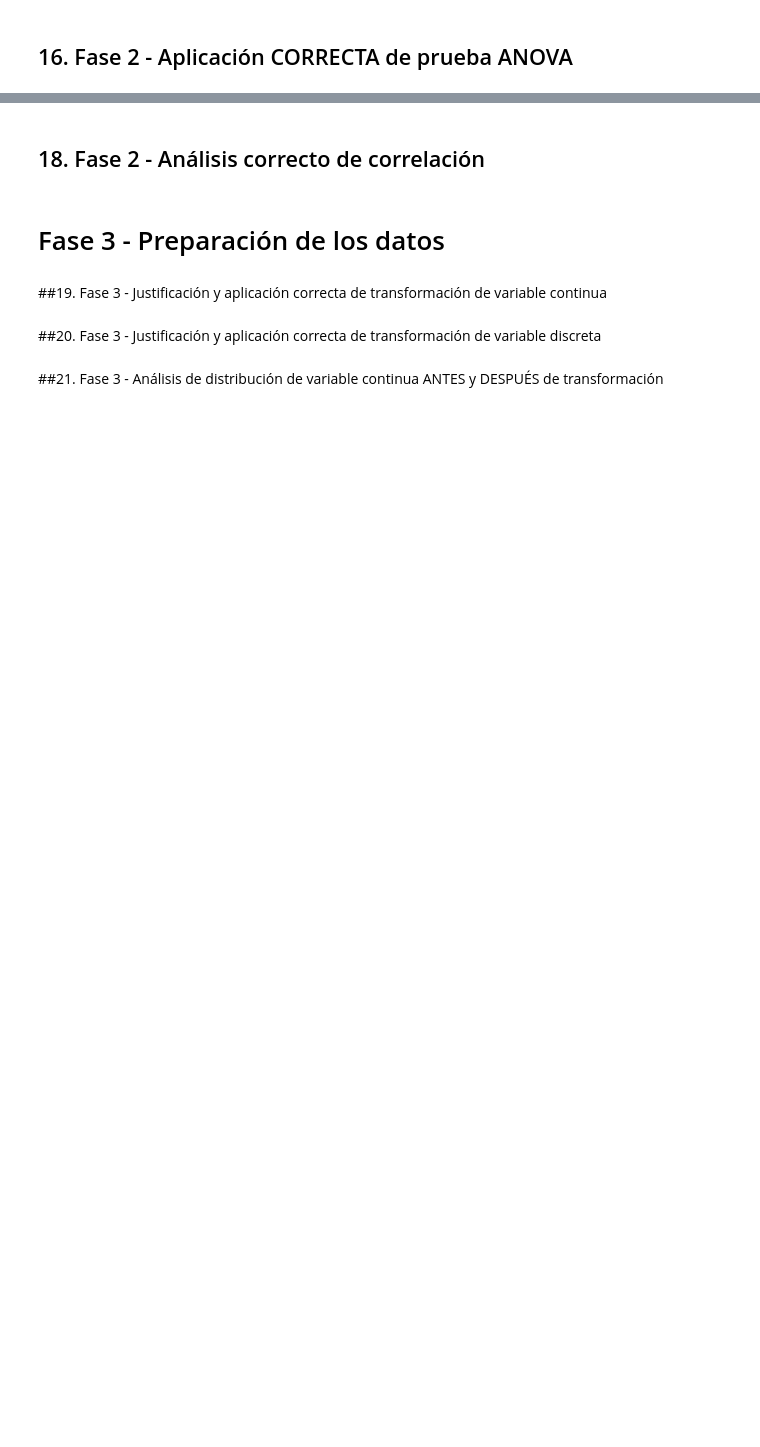
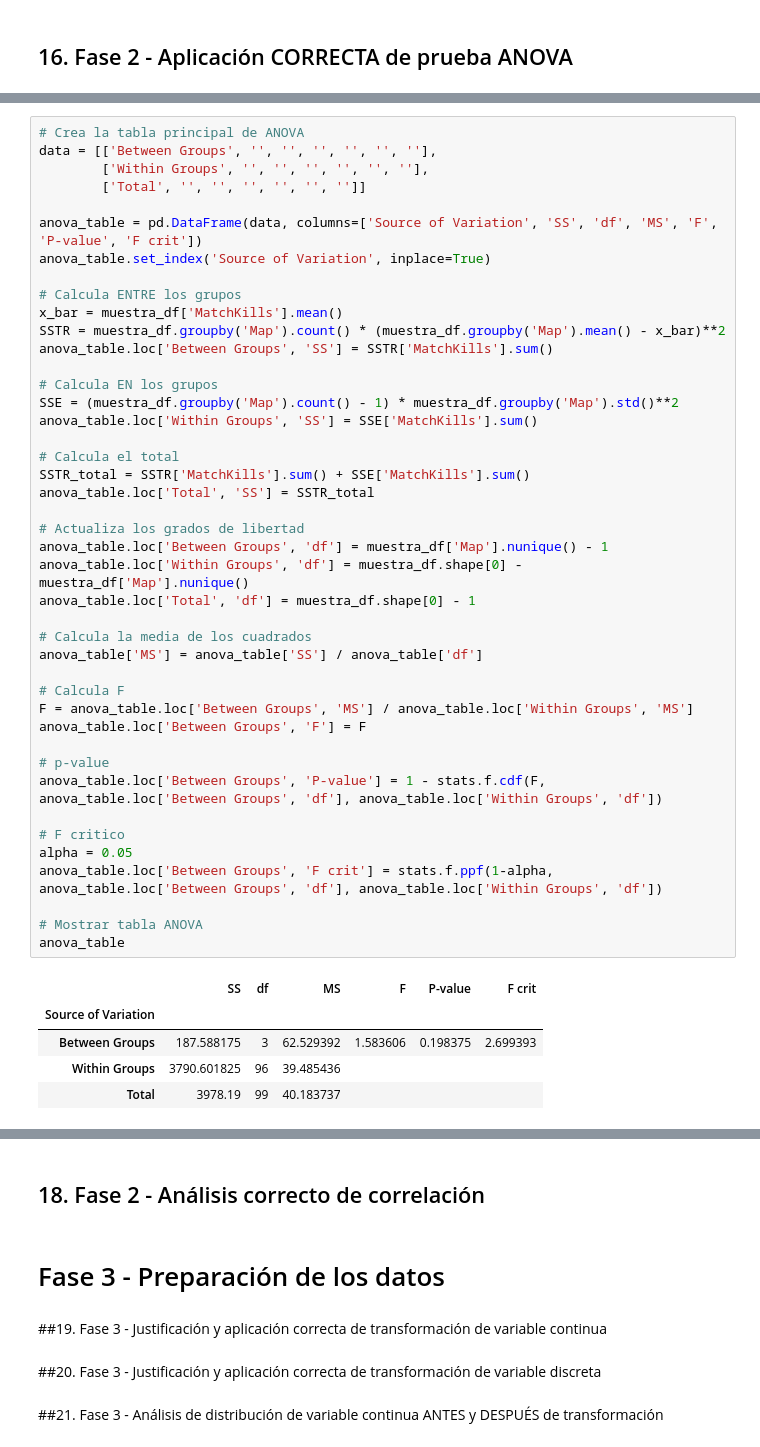
Before and after one commit to Qvverty72/FMY0100_2025_Entrega_1, a Jupyter notebook: FMY0100_2025_Entrega_1 (1).ipynb, the cells around one changed output, grey strips where cells are left out. Cells and saved outputs as stored; diff of their text form; blank space fills up the shorter version.

```diff
--- a/FMY0100_2025_Entrega_1 (1).ipynb
+++ b/FMY0100_2025_Entrega_1 (1).ipynb
@@ -470,0 +537,49 @@ El mapa 'de_inferno' es el más frecuente en el conjunto de datos, seguido por '
+# %%
+# Crea la tabla principal de ANOVA
+data = [['Between Groups', '', '', '', '', '', ''],
+        ['Within Groups', '', '', '', '', '', ''],
+        ['Total', '', '', '', '', '', '']]
+
+anova_table = pd.DataFrame(data, columns=['Source of Variation', 'SS', 'df', 'MS', 'F', 'P-value', 'F crit'])
+anova_table.set_index('Source of Variation', inplace=True)
+
+# Calcula ENTRE los grupos
+x_bar = muestra_df['MatchKills'].mean()
+SSTR = muestra_df.groupby('Map').count() * (muestra_df.groupby('Map').mean() - x_bar)**2
+anova_table.loc['Between Groups', 'SS'] = SSTR['MatchKills'].sum()
+
+# Calcula EN los grupos
+SSE = (muestra_df.groupby('Map').count() - 1) * muestra_df.groupby('Map').std()**2
+anova_table.loc['Within Groups', 'SS'] = SSE['MatchKills'].sum()
+
+# Calcula el total
+SSTR_total = SSTR['MatchKills'].sum() + SSE['MatchKills'].sum()
+anova_table.loc['Total', 'SS'] = SSTR_total
+
+# Actualiza los grados de libertad
+anova_table.loc['Between Groups', 'df'] = muestra_df['Map'].nunique() - 1
+anova_table.loc['Within Groups', 'df'] = muestra_df.shape[0] - muestra_df['Map'].nunique()
+anova_table.loc['Total', 'df'] = muestra_df.shape[0] - 1
+
+# Calcula la media de los cuadrados
+anova_table['MS'] = anova_table['SS'] / anova_table['df']
+
+# Calcula F
+F = anova_table.loc['Between Groups', 'MS'] / anova_table.loc['Within Groups', 'MS']
+anova_table.loc['Between Groups', 'F'] = F
+
+# p-value
+anova_table.loc['Between Groups', 'P-value'] = 1 - stats.f.cdf(F, anova_table.loc['Between Groups', 'df'], anova_table.loc['Within Groups', 'df'])
+
+# F critico
+alpha = 0.05
+anova_table.loc['Between Groups', 'F crit'] = stats.f.ppf(1-alpha, anova_table.loc['Between Groups', 'df'], anova_table.loc['Within Groups', 'df'])
+
+# Mostrar tabla ANOVA
+anova_table
+# %% [output]
+|  | SS | df | MS | F | P-value | F crit |
+| Source of Variation |  |  |  |  |  |  |
+| Between Groups | 187.588175 | 3 | 62.529392 | 1.583606 | 0.198375 | 2.699393 |
+| Within Groups | 3790.601825 | 96 | 39.485436 |  |  |  |
+| Total | 3978.19 | 99 | 40.183737 |  |  |  |
```
Also changed, not shown: parts of 24 cells of this notebook.
